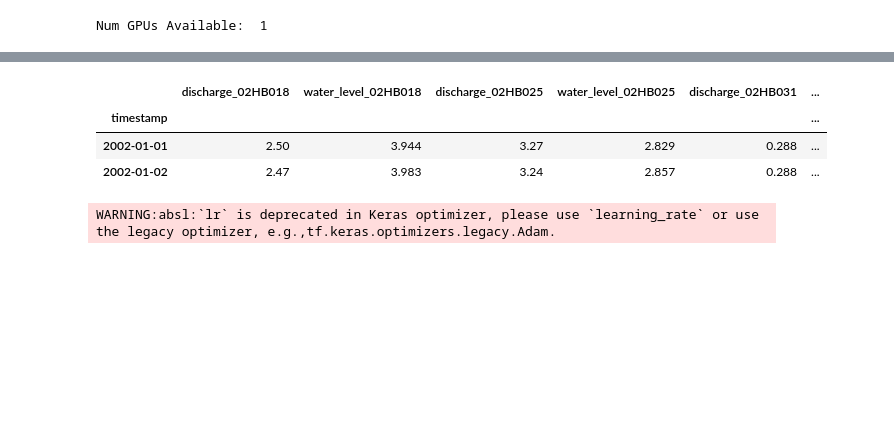
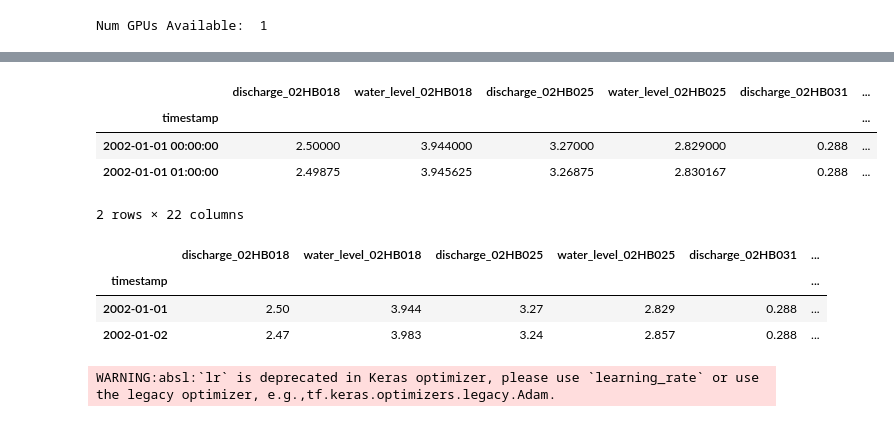
Before and after one commit to mibbels/flooding, a Jupyter notebook: data.ipynb, the cells around one changed output, grey strips where cells are left out. Saved outputs shown, nothing was run; the diff lists cells and outputs as text; code cells hidden in the pictures; blank space fills up the shorter version.

```diff
--- a/data.ipynb
+++ b/data.ipynb
@@ -165,3 +217,11 @@ df_merged.bfill(inplace=True)
+# %%
+df_hourly.head(2)
+# %% [output]
+|  | discharge_02HB018 | water_level_02HB018 | discharge_02HB025 | water_level_02HB025 | discharge_02HB031 | ... |
+| timestamp |  |  |  |  |  | ... |
+| 2002-01-01 00:00:00 | 2.50000 | 3.944000 | 3.27000 | 2.829000 | 0.288 | ... |
+| 2002-01-01 01:00:00 | 2.49875 | 3.945625 | 3.26875 | 2.830167 | 0.288 | ... |
+2 rows × 22 columns
 # %%
 df_merged.head(2)
 # %% [output]
```
Also changed, not shown: parts of 12 cells of this notebook.
